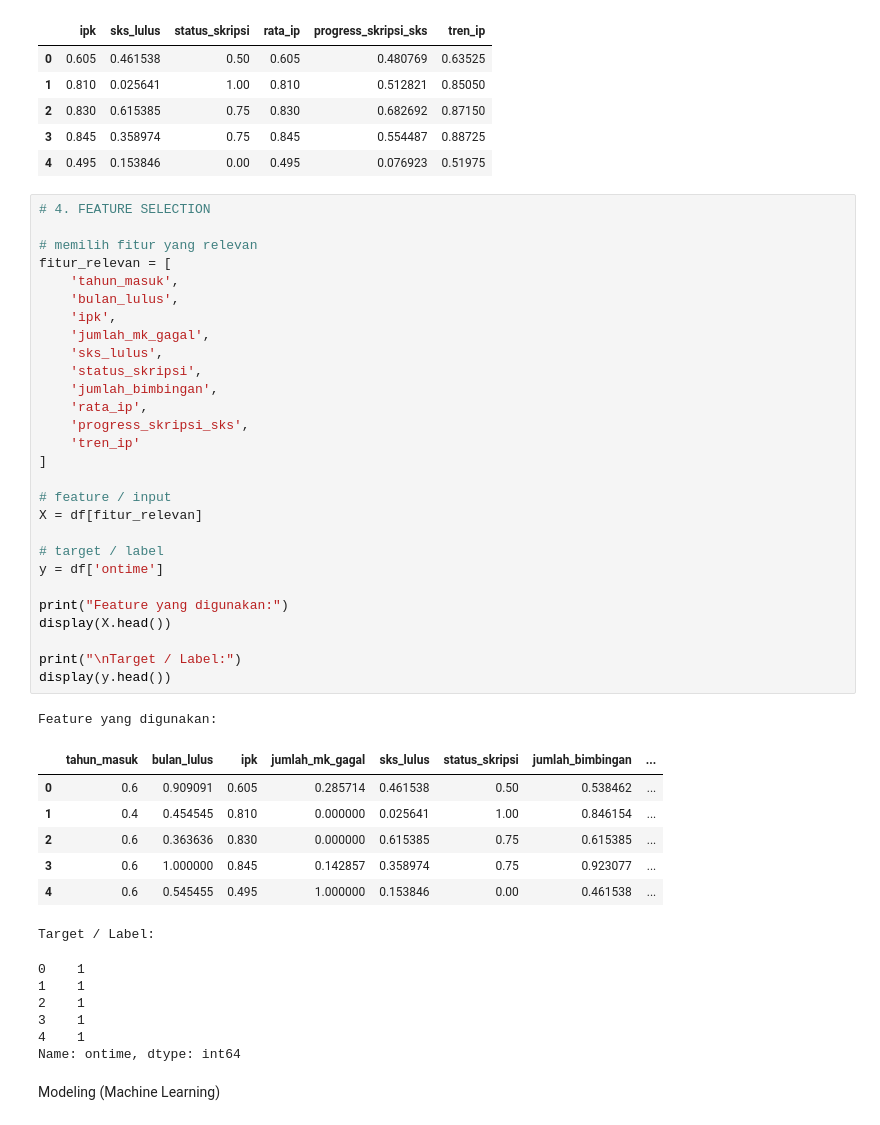
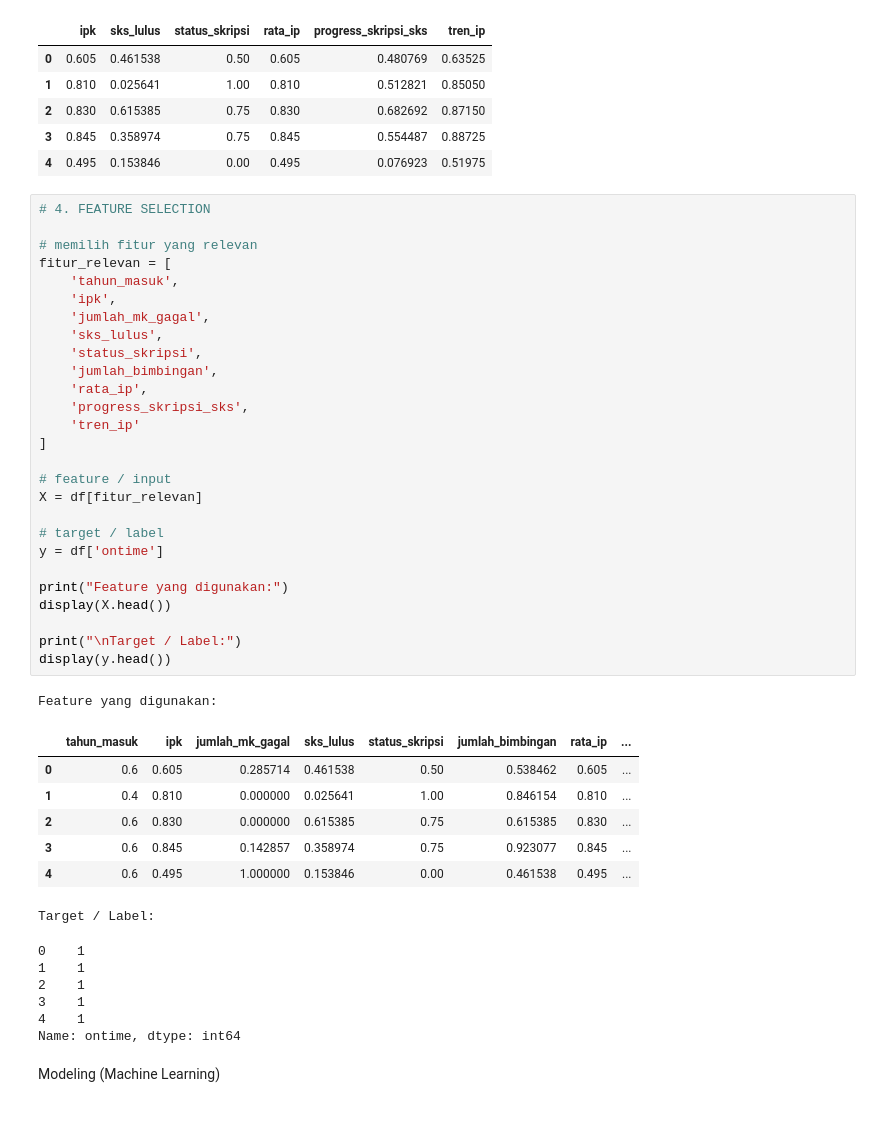
Before and after one commit to navassaanastha/prediksi-kelulusan-mahasiswa, a Jupyter notebook: ai.ipynb, the cells around one changed output. Saved outputs shown, nothing was run; the diff lists cells and outputs as text.

```diff
--- a/ai.ipynb
+++ b/ai.ipynb
@@ -335,39 +333,38 @@ Fitur Baru Hasil Feature Engineering:
 # %%
 # 4. FEATURE SELECTION
 
 # memilih fitur yang relevan
 fitur_relevan = [
     'tahun_masuk',
-    'bulan_lulus',
     'ipk',
     'jumlah_mk_gagal',
     'sks_lulus',
     'status_skripsi',
     'jumlah_bimbingan',
     'rata_ip',
     'progress_skripsi_sks',
     'tren_ip'
 ]
 
 # feature / input
 X = df[fitur_relevan]
 
 # target / label
 y = df['ontime']
 
 print("Feature yang digunakan:")
 display(X.head())
 
 print("\nTarget / Label:")
 display(y.head())
 # %% [output]
 Feature yang digunakan:
-|  | tahun_masuk | bulan_lulus | ipk | jumlah_mk_gagal | sks_lulus | status_skripsi | jumlah_bimbingan | ... |
-| 0 | 0.6 | 0.909091 | 0.605 | 0.285714 | 0.461538 | 0.50 | 0.538462 | ... |
-| 1 | 0.4 | 0.454545 | 0.810 | 0.000000 | 0.025641 | 1.00 | 0.846154 | ... |
-| 2 | 0.6 | 0.363636 | 0.830 | 0.000000 | 0.615385 | 0.75 | 0.615385 | ... |
-| 3 | 0.6 | 1.000000 | 0.845 | 0.142857 | 0.358974 | 0.75 | 0.923077 | ... |
-| 4 | 0.6 | 0.545455 | 0.495 | 1.000000 | 0.153846 | 0.00 | 0.461538 | ... |
+|  | tahun_masuk | ipk | jumlah_mk_gagal | sks_lulus | status_skripsi | jumlah_bimbingan | rata_ip | ... |
+| 0 | 0.6 | 0.605 | 0.285714 | 0.461538 | 0.50 | 0.538462 | 0.605 | ... |
+| 1 | 0.4 | 0.810 | 0.000000 | 0.025641 | 1.00 | 0.846154 | 0.810 | ... |
+| 2 | 0.6 | 0.830 | 0.000000 | 0.615385 | 0.75 | 0.615385 | 0.830 | ... |
+| 3 | 0.6 | 0.845 | 0.142857 | 0.358974 | 0.75 | 0.923077 | 0.845 | ... |
+| 4 | 0.6 | 0.495 | 1.000000 | 0.153846 | 0.00 | 0.461538 | 0.495 | ... |
 Target / Label:
 0    1
 1    1
```
Also changed, not shown: parts of 5 cells of this notebook, 4 other files.
